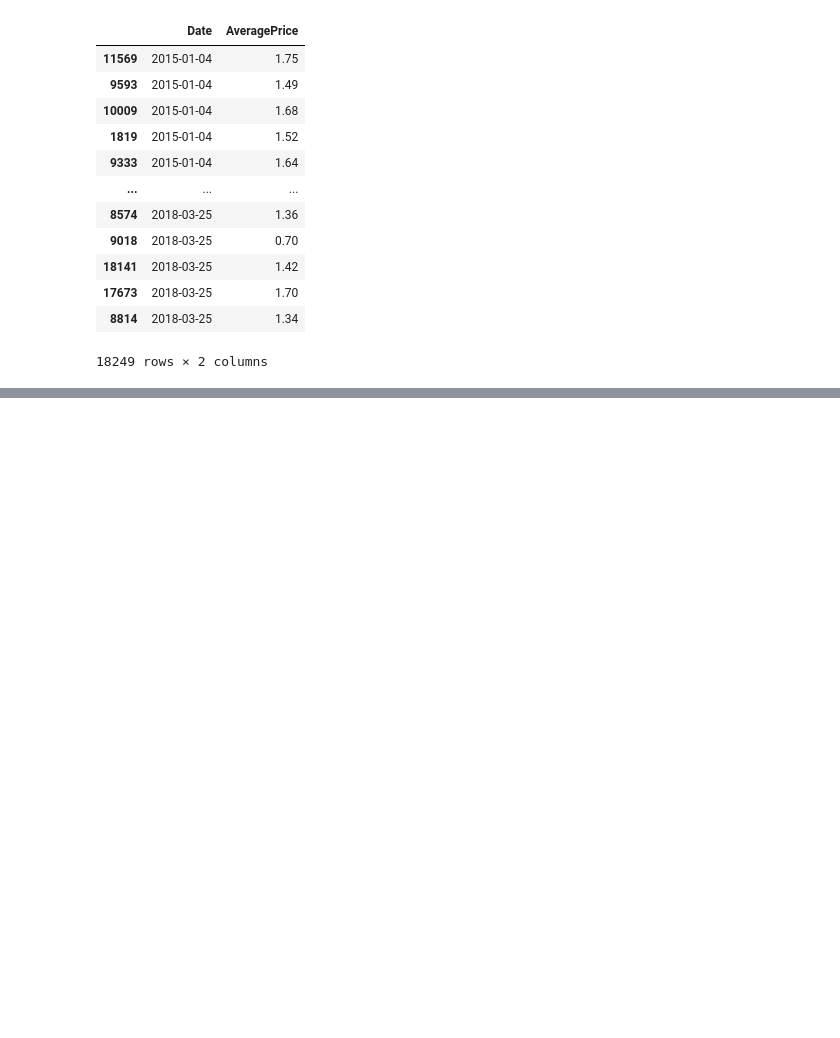
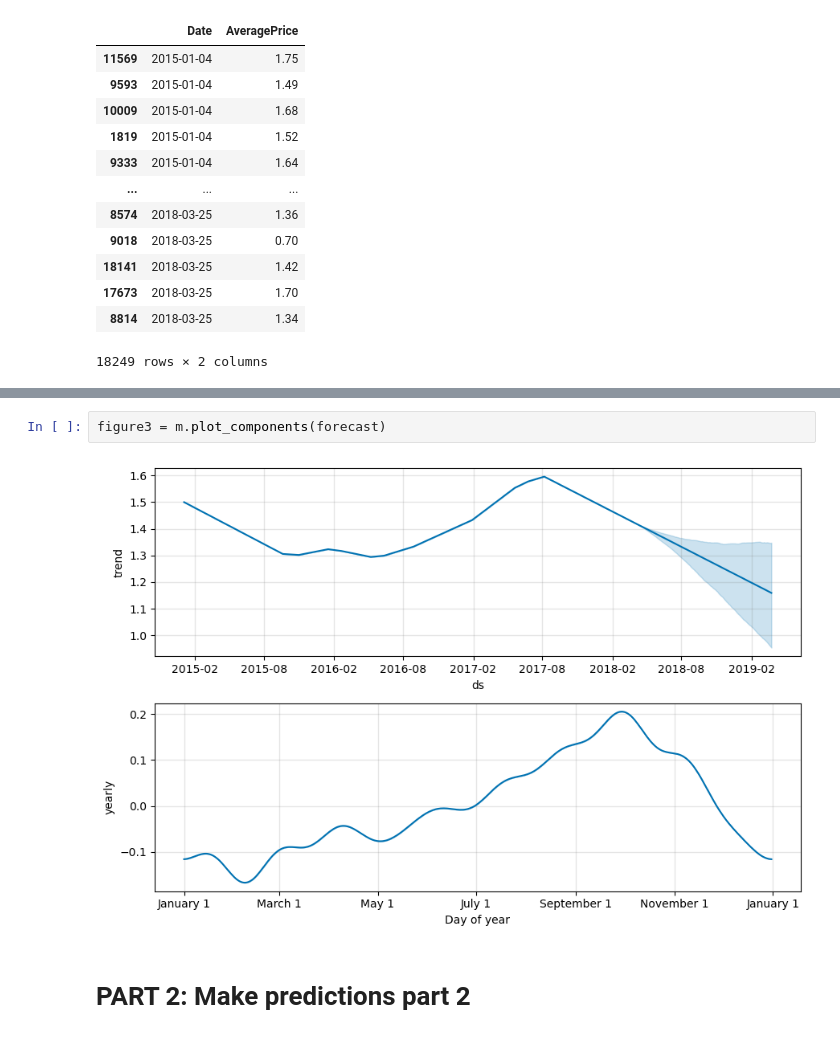
Before and after one commit to elarsaks/8ML-Projects, a Jupyter notebook: Project 4/MySolution.ipynb, the cells around one changed output, grey strips where cells are left out. Drawn from its saved outputs; the diff is of its cells as text; blank space fills up the shorter version.

```diff
--- a/Project 4/MySolution.ipynb
+++ b/Project 4/MySolution.ipynb
@@ -122,0 +172,6 @@ avocado_prophet_df
+# %%
+figure3 = m.plot_components(forecast)
+# %% [output]
+[figure, added]
+# %% [markdown]
+# PART 2: Make predictions part 2
```
Also changed, not shown: parts of 8 cells of this notebook.
